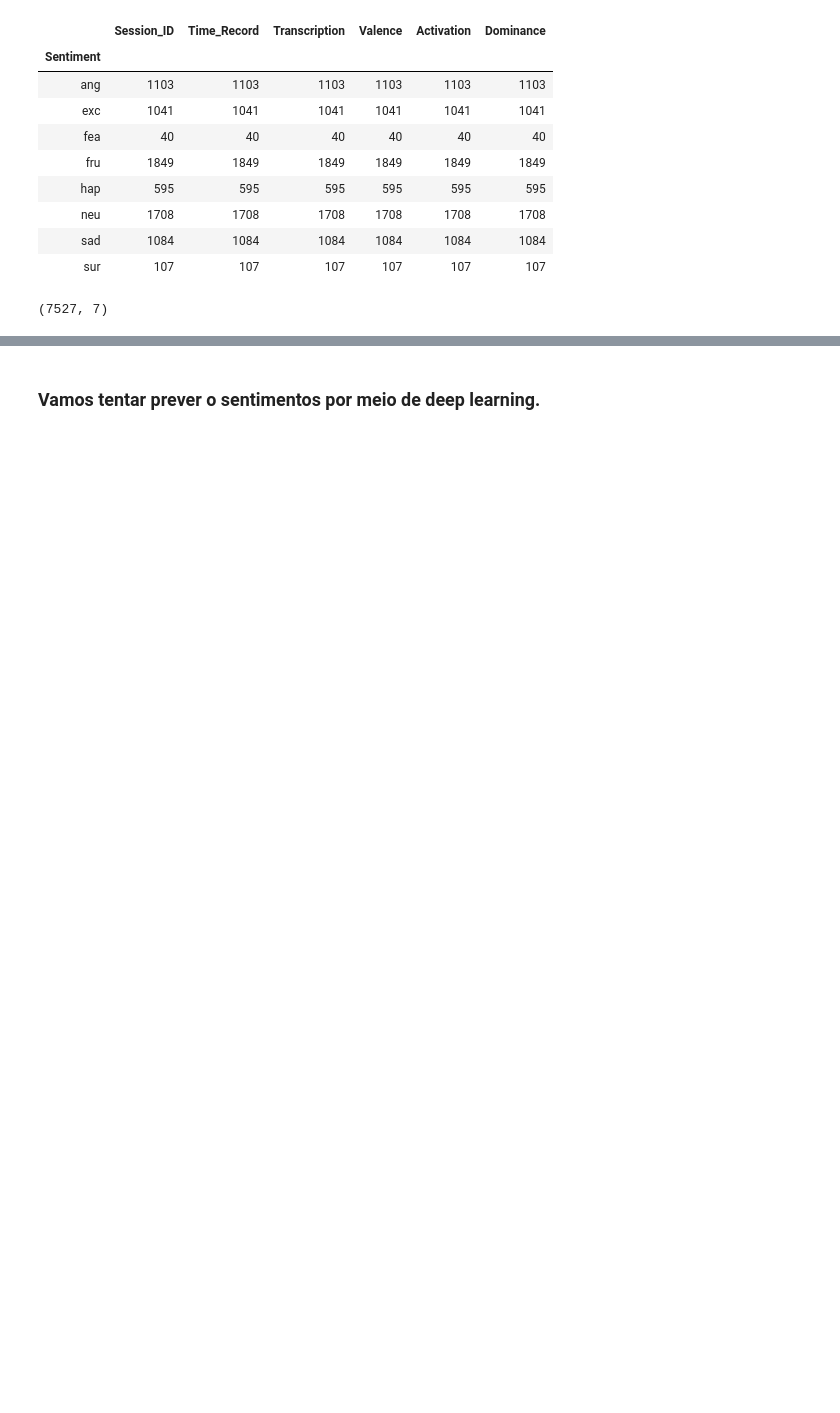
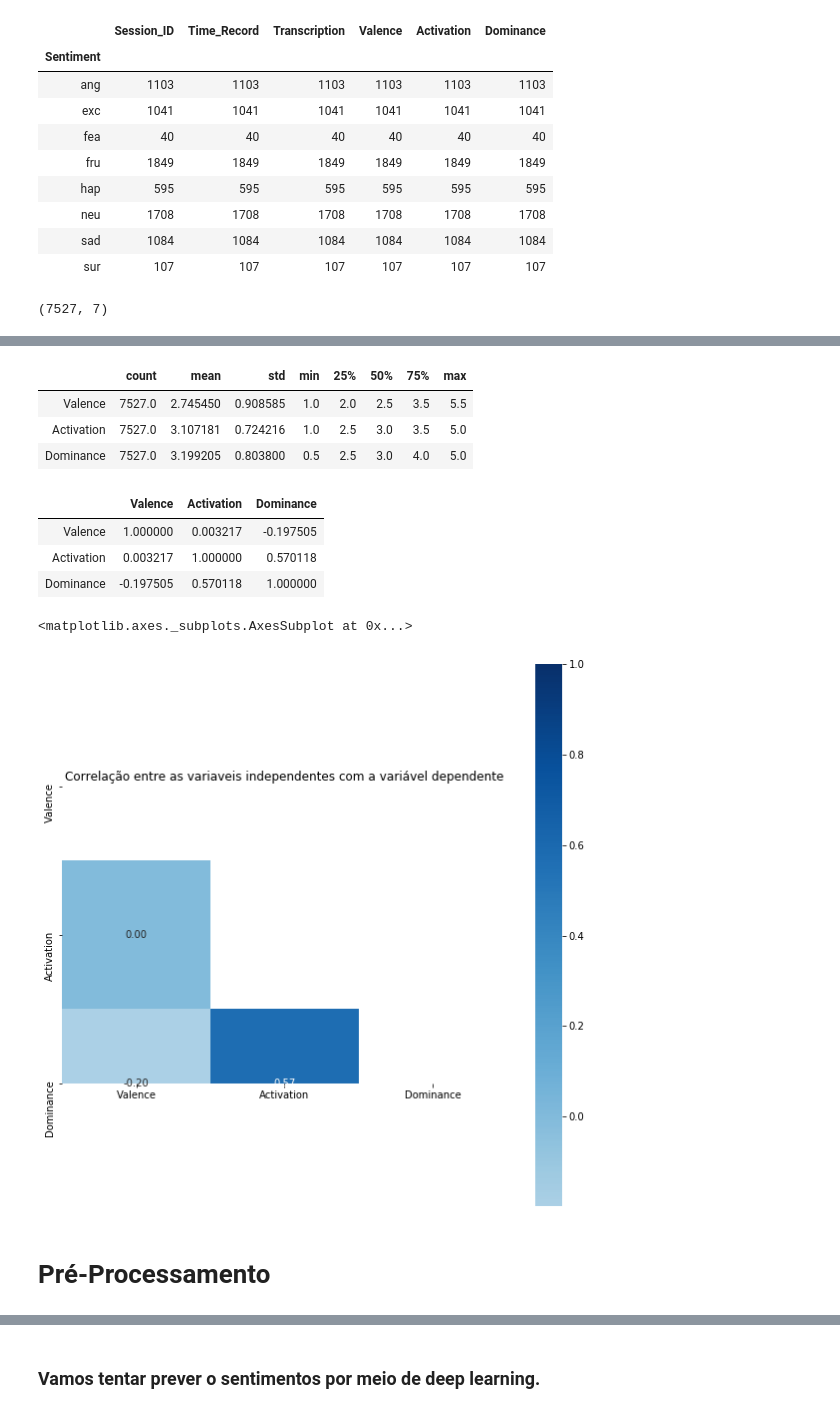
Before and after one commit to wineone/AnaliseBasicaNpl, a Jupyter notebook: semana3/iemocap/limpandoIemocap.ipynb, the cells around one changed output, grey strips where cells are left out. Cells and saved outputs as stored; diff of their text form; code cells hidden in the pictures; blank space fills up the shorter version.

```diff
--- a/semana3/iemocap/limpandoIemocap.ipynb
+++ b/semana3/iemocap/limpandoIemocap.ipynb
@@ -104,2 +154,32 @@ merged.shape
+# %%
+merged.describe().T
+# %% [output]
+|  | count | mean | std | min | 25% | 50% | 75% | max |
+| Valence | 7527.0 | 2.745450 | 0.908585 | 1.0 | 2.0 | 2.5 | 3.5 | 5.5 |
+| Activation | 7527.0 | 3.107181 | 0.724216 | 1.0 | 2.5 | 3.0 | 3.5 | 5.0 |
+| Dominance | 7527.0 | 3.199205 | 0.803800 | 0.5 | 2.5 | 3.0 | 4.0 | 5.0 |
+# %%
+merged.corr()
+# %% [output]
+|  | Valence | Activation | Dominance |
+| Valence | 1.000000 | 0.003217 | -0.197505 |
+| Activation | 0.003217 | 1.000000 | 0.570118 |
+| Dominance | -0.197505 | 0.570118 | 1.000000 |
+# %%
+correlation = merged.corr(method='pearson')
+
+
+mask = np.zeros_like(correlation)
+mask[np.triu_indices_from(mask)] = True
+
+fig, ax = plt.subplots()
+ax.set_title("Correlação entre as variaveis independentes com a variável dependente")
+ax.figure.set_size_inches(10,10)
+sns.heatmap(correlation, ax=ax, annot=True, mask=mask, fmt='.2f', cbar=True, square=True, cmap=plt.cm.Blues, center=0.1)
+# %% [output]
+<matplotlib.axes._subplots.AxesSubplot at 0x...>
+[figure, added]
 # %%
 merged.to_csv("dadosMerged.csv",index=False)
+# %% [markdown]
+# Pré-Processamento
```
Also changed, not shown: parts of 19 cells of this notebook, 1 other file.
